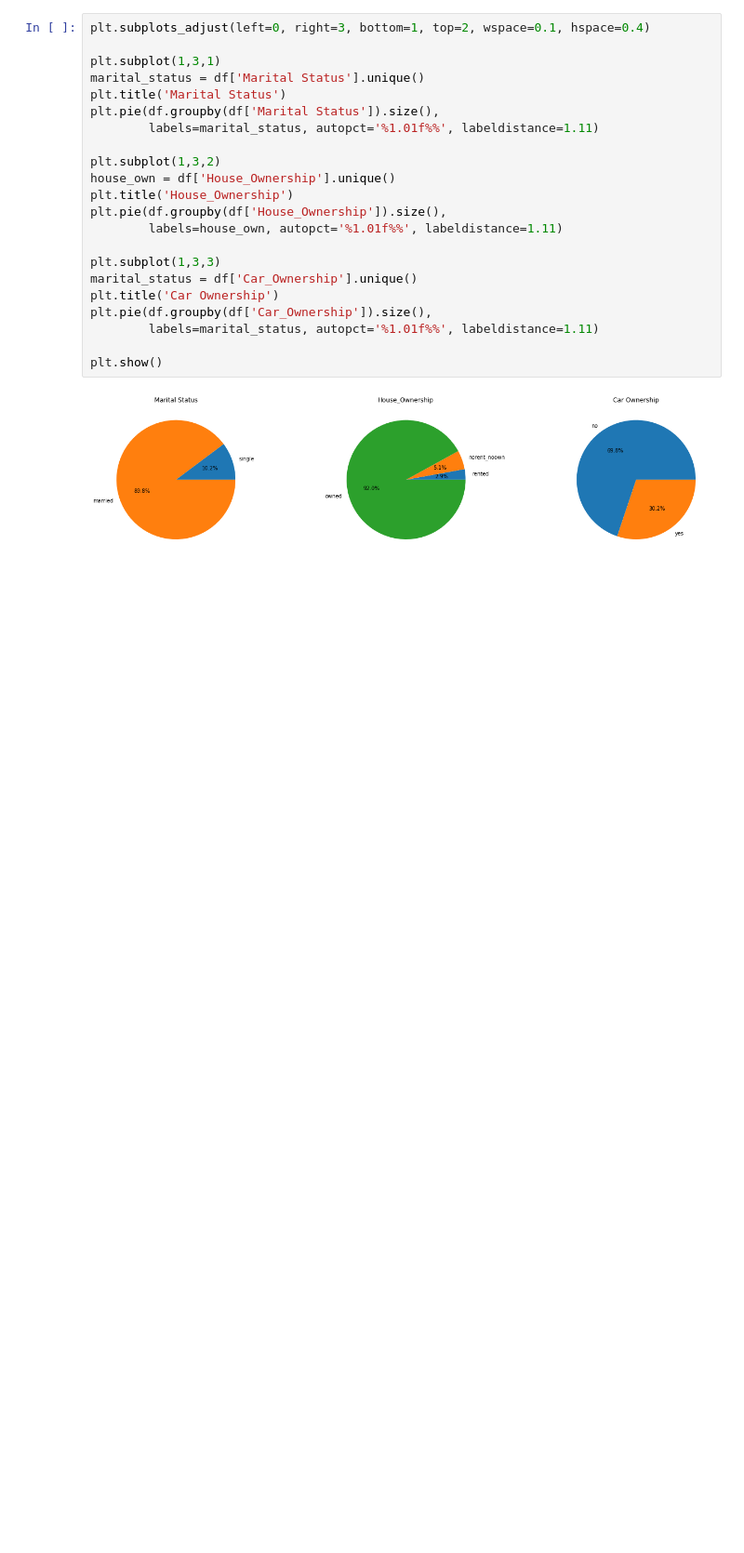
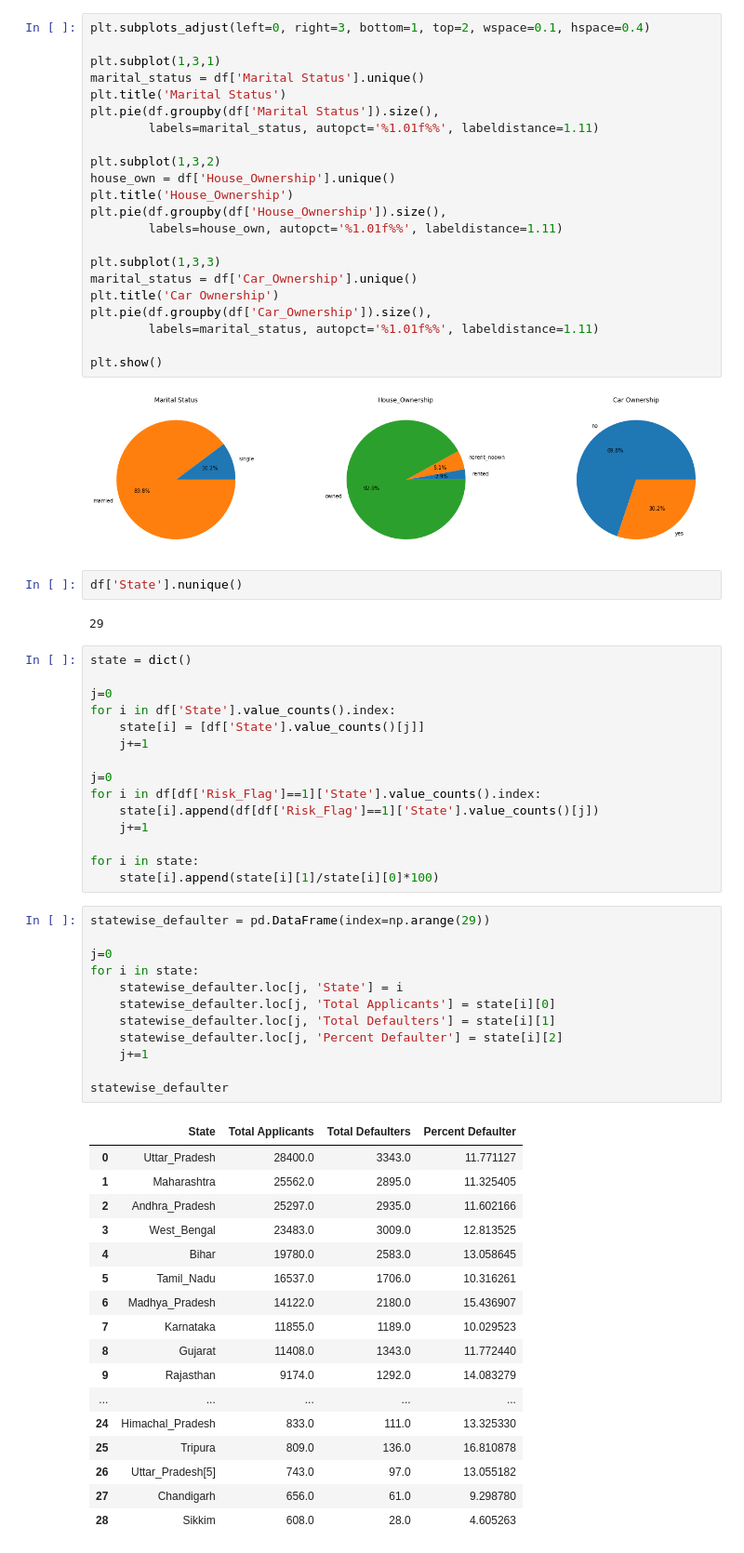
Before and after one commit to AmanCSE-1/Loan-Defaulter-Prediction-based-on-Customer-Behavior, a Jupyter notebook: main.ipynb, the cells around one changed output. Shown at 93% size. Saved outputs shown, nothing was run; the diff lists cells and outputs as text; blank space fills up the shorter version.

Commit message:
Feature Engineering : created a column for state-wise percent loan defaulter

```diff
--- a/main.ipynb
+++ b/main.ipynb
@@ -193,3 +193,52 @@ plt.pie(df.groupby(df['Car_Ownership']).size(),
 plt.show()
 # %% [output]
 [figure]
+# %%
+df['State'].nunique()
+# %% [output]
+29
+# %%
+state = dict()
+
+j=0
+for i in df['State'].value_counts().index:
+    state[i] = [df['State'].value_counts()[j]]
+    j+=1
+
+j=0
+for i in df[df['Risk_Flag']==1]['State'].value_counts().index:
+    state[i].append(df[df['Risk_Flag']==1]['State'].value_counts()[j])
+    j+=1
+
+for i in state:
+    state[i].append(state[i][1]/state[i][0]*100)
+# %%
+statewise_defaulter = pd.DataFrame(index=np.arange(29))
+
+j=0
+for i in state:
+    statewise_defaulter.loc[j, 'State'] = i
+    statewise_defaulter.loc[j, 'Total Applicants'] = state[i][0]
+    statewise_defaulter.loc[j, 'Total Defaulters'] = state[i][1]
+    statewise_defaulter.loc[j, 'Percent Defaulter'] = state[i][2]
+    j+=1
+
+statewise_defaulter
+# %% [output]
+|  | State | Total Applicants | Total Defaulters | Percent Defaulter |
+| 0 | Uttar_Pradesh | 28400.0 | 3343.0 | 11.771127 |
+| 1 | Maharashtra | 25562.0 | 2895.0 | 11.325405 |
+| 2 | Andhra_Pradesh | 25297.0 | 2935.0 | 11.602166 |
+| 3 | West_Bengal | 23483.0 | 3009.0 | 12.813525 |
+| 4 | Bihar | 19780.0 | 2583.0 | 13.058645 |
+| 5 | Tamil_Nadu | 16537.0 | 1706.0 | 10.316261 |
+| 6 | Madhya_Pradesh | 14122.0 | 2180.0 | 15.436907 |
+| 7 | Karnataka | 11855.0 | 1189.0 | 10.029523 |
+| 8 | Gujarat | 11408.0 | 1343.0 | 11.772440 |
+| 9 | Rajasthan | 9174.0 | 1292.0 | 14.083279 |
+| ... | ... | ... | ... | ... |
+| 24 | Himachal_Pradesh | 833.0 | 111.0 | 13.325330 |
+| 25 | Tripura | 809.0 | 136.0 | 16.810878 |
+| 26 | Uttar_Pradesh[5] | 743.0 | 97.0 | 13.055182 |
+| 27 | Chandigarh | 656.0 | 61.0 | 9.298780 |
+| 28 | Sikkim | 608.0 | 28.0 | 4.605263 |
```
